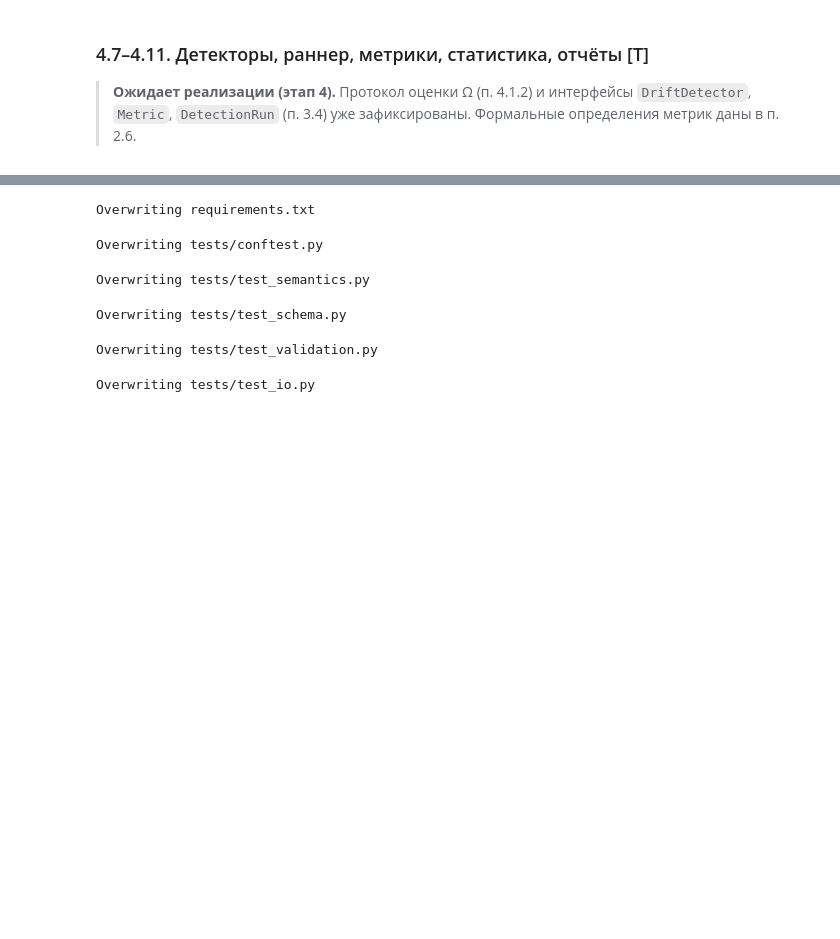
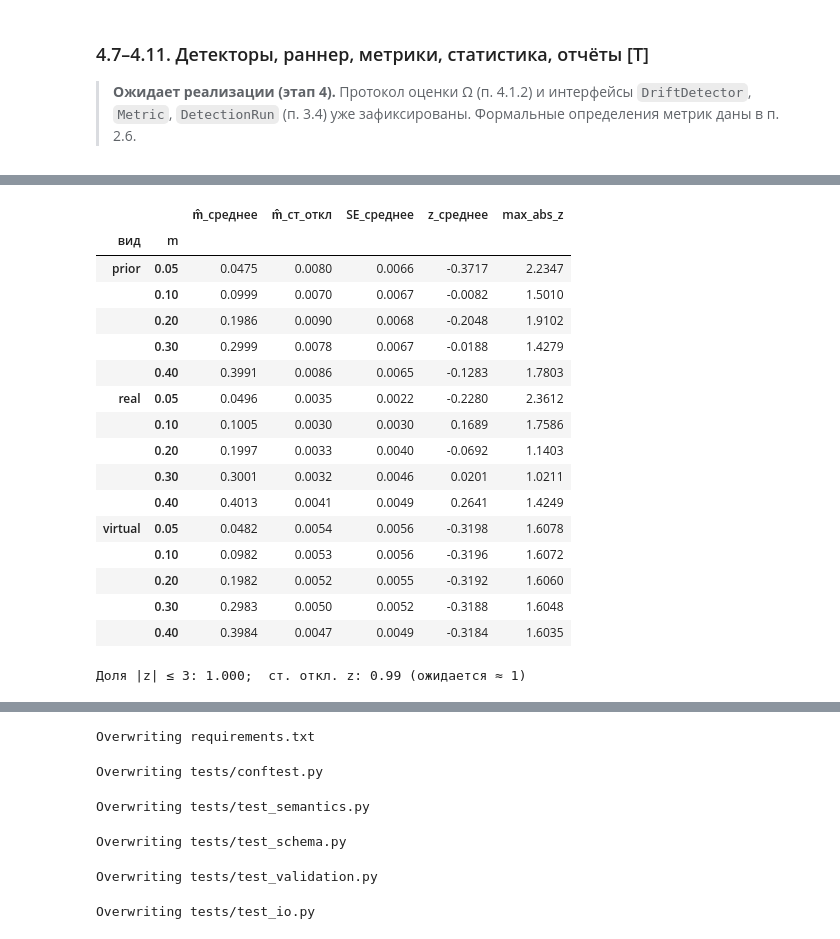
Before and after one commit to kolha733/Final-Project, a Jupyter notebook: vkr/VKR_Budaev_Garifzyanov.ipynb, the cells around one changed output, grey strips where cells are left out. Cells and saved outputs as stored; diff of their text form; code cells hidden in the pictures; blank space fills up the shorter version.

```diff
--- a/vkr/VKR_Budaev_Garifzyanov.ipynb
+++ b/vkr/VKR_Budaev_Garifzyanov.ipynb
@@ -4196,7 +4243,8 @@ class ScenarioClass:
         forms: формы переходов (отсортированы).
         kinds: виды обычных событий (отсортированы).
         recurring: есть ли возврат к прежнему концепту.
-        severity: класс наибольшей заданной величины: none/low/medium/high.
+        severity: класс наибольшей заданной величины: low/medium/high; none — нет
+            событий; n/a — величины не заданы (некалиброванное семейство или только возвраты).
         speed: abrupt (все ℓ = 0), fast или slow (по наибольшей ширине).
         scope: global (α = 1 у всех событий real/virtual), partial или n/a (их нет).
         balance: balanced или imbalanced.
@@ -4218,9 +4266,9 @@ class ScenarioClass:
         return asdict(self)
 
 
-def _severity_class(m: float | None) -> str:
+def _severity_class(m: float | None, has_events: bool) -> str:
     if m is None:
-        return "none"
+        return "n/a" if has_events else "none"
     low, high = SEVERITY_BINS
     return "low" if m < low else ("medium" if m < high else "high")
 
@@ -4250,7 +4298,7 @@ def classify(spec: ScenarioSpec) -> ScenarioClass:
         forms=tuple(sorted({e.form.value for e in events})),
         kinds=tuple(sorted({e.kind.value for e in regular})),  # type: ignore[union-attr]
         recurring=any(e.returns_to is not None for e in events),
-        severity=_severity_class(max(magnitudes) if magnitudes else None),
+        severity=_severity_class(max(magnitudes) if magnitudes else None, bool(events)),
         speed=speed,
         scope=_scope(regular),
         balance="balanced" if spec.stream.minority_share >= BALANCED_SHARE else "imbalanced",
@@ -4772,0 +6339,11 @@ JSON Schema: configs/schema/scenario.schema.json, определений: 8
+# %%
+from pathlib import Path
+
+from scendrift.generators.diagnostics import digest, empirical_magnitude, transition_curve
+
+E1 = {
+    "FAST": {"n": 20_000, "seeds": 5, "random_scenarios": 900},
+    "FULL": {"n": 40_000, "seeds": 20, "random_scenarios": 3000},
+}[MODE]
+RESULTS, FIGURES = Path("results"), Path("docs/figures")
+print(E1)
@@ -4772,0 +6358,44 @@ JSON Schema: configs/schema/scenario.schema.json, определений: 8
+# %%
+def single_event(kind: str, m: float, n: int, **stream) -> ScenarioSpec:
+    event = {"position": n // 2, "kind": kind, "magnitude": m}
+    if kind != "prior":
+        event["affected_share"] = 0.5
+    return sio.from_dict({"stream": {"n_samples": n, "n_features": 10, "minority_share": 0.3,
+                                     **stream}, "events": [event]})
+
+
+grid_rows = []
+for kind in ["real", "virtual", "prior"]:
+    for m in [0.05, 0.1, 0.2, 0.3, 0.4]:
+        spec_m = single_event(kind, m, E1["n"])
+        for seed in range(E1["seeds"]):
+            est, se = empirical_magnitude(spec_m, generate(spec_m, seed=seed), 0)
+            grid_rows.append({"вид": kind, "m": m, "seed": seed, "m̂": est, "SE": se,
+                              "z": (est - m) / se})
+grid = pd.DataFrame(grid_rows)
+grid.to_csv(RESULTS / "e1_grid.csv", index=False)
+summary_grid = grid.groupby(["вид", "m"]).agg(
+    m̂_среднее=("m̂", "mean"), m̂_ст_откл=("m̂", "std"), SE_среднее=("SE", "mean"),
+    z_среднее=("z", "mean"), max_abs_z=("z", lambda z: z.abs().max()))
+display(summary_grid.round(4))
+print(f"Доля |z| ≤ 3: {(grid['z'].abs() <= 3).mean():.3f};  "
+      f"ст. откл. z: {grid['z'].std():.2f} (ожидается ≈ 1)")
+# %% [output]
+|  |  | m̂_среднее | m̂_ст_откл | SE_среднее | z_среднее | max_abs_z |
+| вид | m |  |  |  |  |  |
+| prior | 0.05 | 0.0475 | 0.0080 | 0.0066 | -0.3717 | 2.2347 |
+|  | 0.10 | 0.0999 | 0.0070 | 0.0067 | -0.0082 | 1.5010 |
+|  | 0.20 | 0.1986 | 0.0090 | 0.0068 | -0.2048 | 1.9102 |
+|  | 0.30 | 0.2999 | 0.0078 | 0.0067 | -0.0188 | 1.4279 |
+|  | 0.40 | 0.3991 | 0.0086 | 0.0065 | -0.1283 | 1.7803 |
+| real | 0.05 | 0.0496 | 0.0035 | 0.0022 | -0.2280 | 2.3612 |
+|  | 0.10 | 0.1005 | 0.0030 | 0.0030 | 0.1689 | 1.7586 |
+|  | 0.20 | 0.1997 | 0.0033 | 0.0040 | -0.0692 | 1.1403 |
+|  | 0.30 | 0.3001 | 0.0032 | 0.0046 | 0.0201 | 1.0211 |
+|  | 0.40 | 0.4013 | 0.0041 | 0.0049 | 0.2641 | 1.4249 |
+| virtual | 0.05 | 0.0482 | 0.0054 | 0.0056 | -0.3198 | 1.6078 |
+|  | 0.10 | 0.0982 | 0.0053 | 0.0056 | -0.3196 | 1.6072 |
+|  | 0.20 | 0.1982 | 0.0052 | 0.0055 | -0.3192 | 1.6060 |
+|  | 0.30 | 0.2983 | 0.0050 | 0.0052 | -0.3188 | 1.6048 |
+|  | 0.40 | 0.3984 | 0.0047 | 0.0049 | -0.3184 | 1.6035 |
+Доля |z| ≤ 3: 1.000;  ст. откл. z: 0.99 (ожидается ≈ 1)
```
Also changed, not shown: parts of 58 cells of this notebook, 43 other files.
